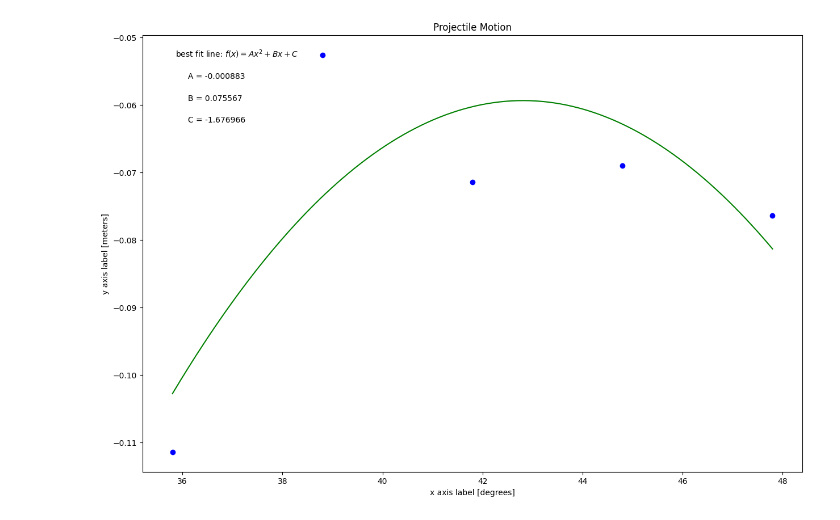
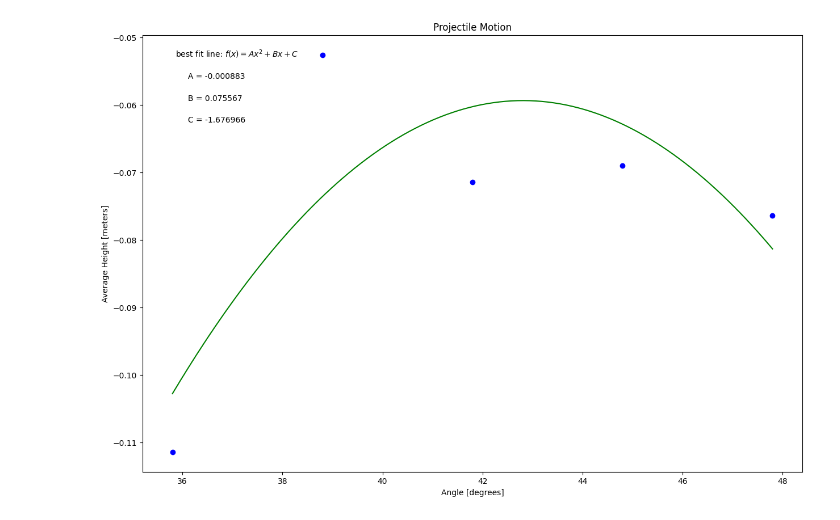
Before and after one commit to steveniverson17/Physics-216N-Lab, a Jupyter notebook: Copy_of_PROJECTILE_MOTION_ONLY_plotting_template.ipynb, the cells around one changed output. Drawn from its saved outputs; the diff is of its cells as text; code cells hidden in the pictures.

```diff
--- a/Copy_of_PROJECTILE_MOTION_ONLY_plotting_template.ipynb
+++ b/Copy_of_PROJECTILE_MOTION_ONLY_plotting_template.ipynb
@@ -32,8 +32,8 @@ dy = err_avg_height       #this should be your error in y array
 #UPDATE EACH OF THESE 3 STRINGS FOR YOUR PLOT LABELS AS YOU WANT THEM TO APPEAR
 
 plot_title= 'Projectile Motion'                                                                #                 <-----
-x_label= 'x axis label [degrees]'                                                    #                 <-----
-y_label= 'y axis label [meters]'                                                    #                 <-----
+x_label= 'Angle [degrees]'                                                    #                 <-----
+y_label= 'Average Height [meters]'                                                    #                 <-----
 
 #-----------------------------------------------------------------------#
 #-----DON'T NEED TO CHANGE ANYTHING BEYOND THIS POINT!!!-----
@@ -42,31 +42,31 @@ y_label= 'y axis label [meters]'
 #size the plot
 plt.figure(figsize=(15,10))
 
 #create scatter plot
 plt.scatter(x, y, color='blue', marker='o')
 
 #create labels
 plt.xlabel(x_label)
 plt.ylabel(y_label)
 plt.title(plot_title)
 
 #fitting to a 2nd degree polynomial
 c,b,a=np.polynomial.polynomial.polyfit(x,y,2,w=dy)
 
 #Annotate with values of A, B, C from best fit polynomial
 plt.annotate('best fit line: $f(x)=Ax^2+Bx+C$',(0.05, 0.95), xycoords='axes fraction')
 
 plt.annotate('     A = {:.6f}'.format(a),(0.05, 0.9), xycoords='axes fraction')
 
 plt.annotate('     B = {:.6f}'.format(b),(0.05, 0.85), xycoords='axes fraction')
 
 plt.annotate('     C = {:.6f}'.format(c),(0.05, 0.8), xycoords='axes fraction')
 
 #Create fit line
 xnew = np.linspace(x.min(), x.max(), 300)
 fit = a*xnew**2 + b*xnew +c
 
 plt.plot(xnew, fit, color='green')
 plt.show()
 # %% [output]
-[figure, old version]
+[figure, new version]
```
